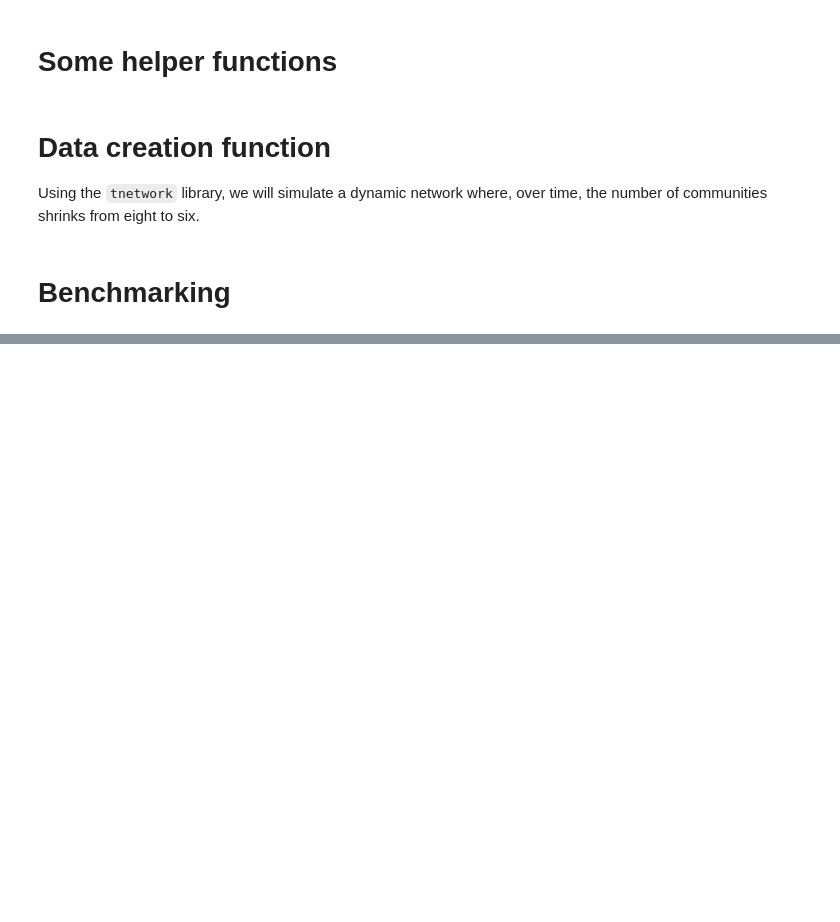
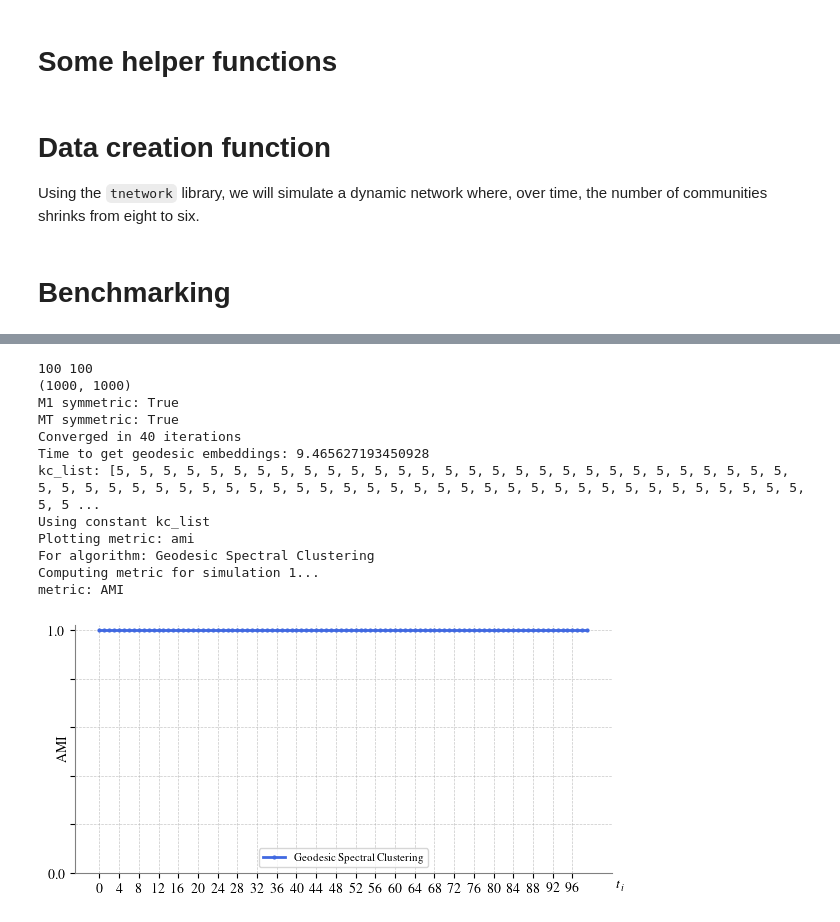
Before and after one commit to JacobH140/spectral-dcd, a Jupyter notebook: spectraldcd/experiments/demo.ipynb, the cells around one changed output, grey strips where cells are left out. Drawn from its saved outputs; the diff is of its cells as text; code cells hidden in the pictures; blank space fills up the shorter version.

```diff
--- a/spectraldcd/experiments/demo.ipynb
+++ b/spectraldcd/experiments/demo.ipynb
@@ -200,0 +281,43 @@ Time elapsed: 6.73 seconds
+# %%
+import pickle
+
+folder = "/Users/jacobhume/OneDrive/School/FA2025/SPADA/spectral-dcd/spectraldcd/experiments"
+d = 1000
+T = 100
+
+with open(os.path.join(folder, f"geodesic_nsc_adj_matrices_{d}_{T}.pkl"), "rb") as f:
+    adj_matrices_all = pickle.load(f)
+
+with open(os.path.join(folder, f"geodesic_nsc_true_assignments_{d}_{T}.pkl"), "rb") as f:
+    true_assignments_all = pickle.load(f)
+
+# apply geodesic spectral clustering
+print(len(adj_matrices_all), len(true_assignments_all))
+print(np.shape(adj_matrices_all[0]))
+predicted_labels_all = []
+k = 5  # Define k
+
+
+
+
+predicted_labels, _ = spectral_geodesic_smoothing(adj_matrices_all, T=T, num_nodes=d, ke=k, stable_communities=True, mode='simple-nsc', smoothing_filter='median', smoothing_parameter=T // 10 + 1)
+predicted_labels_all.append(predicted_labels)
+
+all_predicted_labels = [predicted_labels_all]
+leg_labels = ['Geodesic Spectral Clustering']
+
+plot_with_error_bars_multiple_metrics(all_predicted_labels, [true_assignments_all], leg_labels, metrics=['ami'], ribbons=True)
+# %% [output]
+100 100
+(1000, 1000)
+M1 symmetric: True
+MT symmetric: True
+Converged in 40 iterations
+Time to get geodesic embeddings: 9.465627193450928
+kc_list: [5, 5, 5, 5, 5, 5, 5, 5, 5, 5, 5, 5, 5, 5, 5, 5, 5, 5, 5, 5, 5, 5, 5, 5, 5, 5, 5, 5, 5, 5, 5, 5, 5, 5, 5, 5, 5, 5, 5, 5, 5, 5, 5, 5, 5, 5, 5, 5, 5, 5, 5, 5, 5, 5, 5, 5, 5, 5, 5, 5, 5, 5, 5, 5 ...
+Using constant kc_list
+Plotting metric: ami
+For algorithm: Geodesic Spectral Clustering
+Computing metric for simulation 1...
+metric: AMI
+[figure, added]
```
Also changed, not shown: parts of 4 cells of this notebook, 9 other files.
